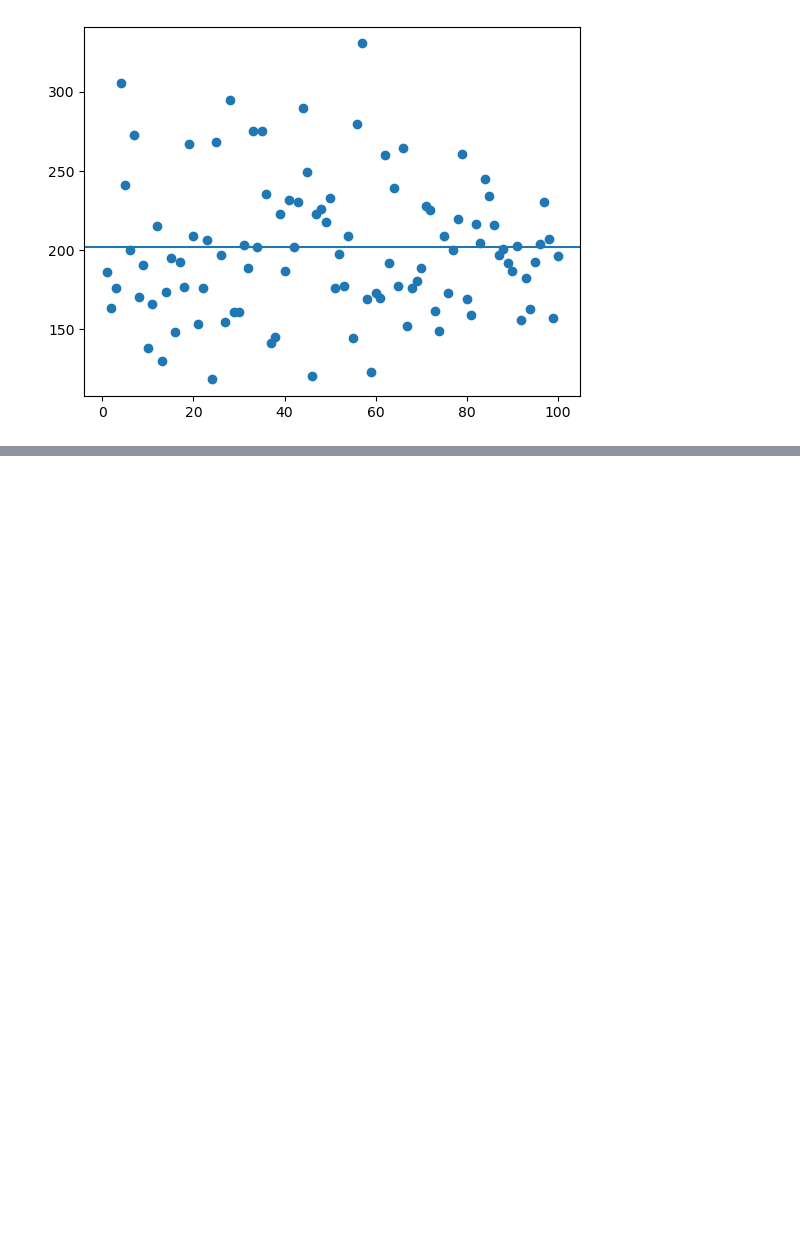
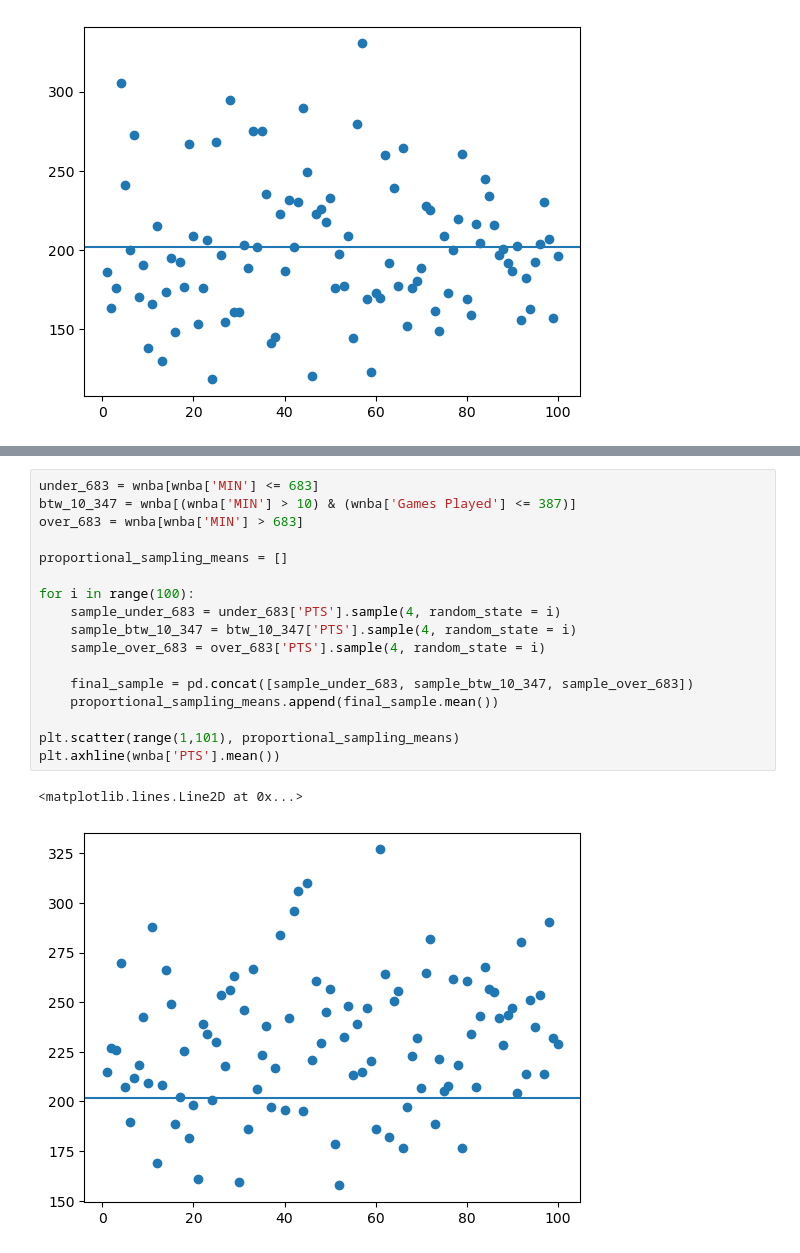
Before and after one commit to castobary/statistics, a Jupyter notebook: 01_module.ipynb, the cells around one changed output, grey strips where cells are left out. Saved outputs shown, nothing was run; the diff lists cells and outputs as text; blank space fills up the shorter version.

Commit message:
cluster sampling

```diff
--- a/01_module.ipynb
+++ b/01_module.ipynb
@@ -290,0 +328,20 @@ plt.axhline(wnba['PTS'].mean())
+# %%
+under_683 = wnba[wnba['MIN'] <= 683]
+btw_10_347 = wnba[(wnba['MIN'] > 10) & (wnba['Games Played'] <= 387)]
+over_683 = wnba[wnba['MIN'] > 683]
+
+proportional_sampling_means = []
+
+for i in range(100):
+    sample_under_683 = under_683['PTS'].sample(4, random_state = i)
+    sample_btw_10_347 = btw_10_347['PTS'].sample(4, random_state = i)
+    sample_over_683 = over_683['PTS'].sample(4, random_state = i)
+
+    final_sample = pd.concat([sample_under_683, sample_btw_10_347, sample_over_683])
+    proportional_sampling_means.append(final_sample.mean())
+
+plt.scatter(range(1,101), proportional_sampling_means)
+plt.axhline(wnba['PTS'].mean())
+# %% [output]
+<matplotlib.lines.Line2D at 0x...>
+[figure, added]
```
Also changed, not shown: parts of 17 cells of this notebook, 1 other file.
